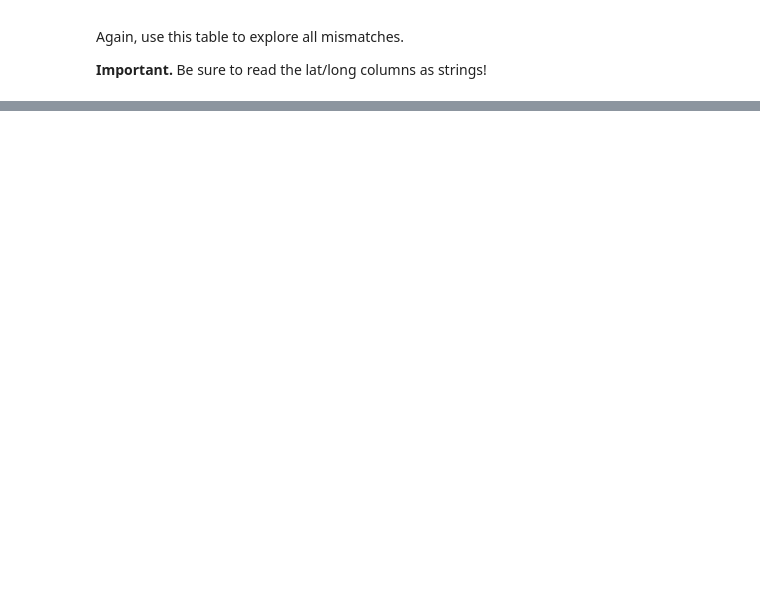
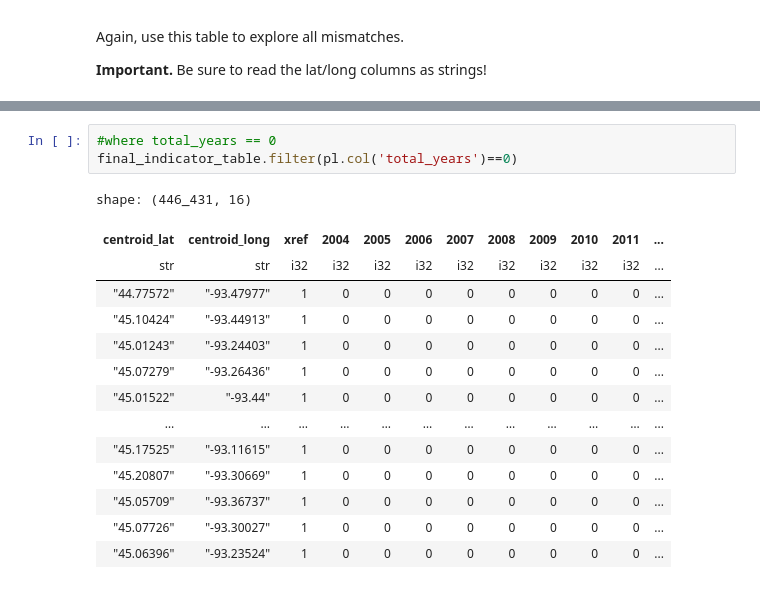
Before and after one commit to garettprestholdt/326_Final, a Jupyter notebook: Project_2_Lab_2_Exploring_the_join_strategy_V2.ipynb, the cells around one changed output, grey strips where cells are left out. Saved outputs shown, nothing was run; the diff lists cells and outputs as text; blank space fills up the shorter version.

```diff
--- a/Project_2_Lab_2_Exploring_the_join_strategy_V2.ipynb
+++ b/Project_2_Lab_2_Exploring_the_join_strategy_V2.ipynb
@@ -54,0 +380,18 @@ Again, use this table to explore all mismatches.
+# %%
+#where total_years == 0
+final_indicator_table.filter(pl.col('total_years')==0)
+# %% [output]
+shape: (446_431, 16)
+| centroid_lat | centroid_long | xref | 2004 | 2005 | 2006 | 2007 | 2008 | 2009 | 2010 | 2011 | ... |
+| str | str | i32 | i32 | i32 | i32 | i32 | i32 | i32 | i32 | i32 | ... |
+| "44.77572" | "-93.47977" | 1 | 0 | 0 | 0 | 0 | 0 | 0 | 0 | 0 | ... |
+| "45.10424" | "-93.44913" | 1 | 0 | 0 | 0 | 0 | 0 | 0 | 0 | 0 | ... |
+| "45.01243" | "-93.24403" | 1 | 0 | 0 | 0 | 0 | 0 | 0 | 0 | 0 | ... |
+| "45.07279" | "-93.26436" | 1 | 0 | 0 | 0 | 0 | 0 | 0 | 0 | 0 | ... |
+| "45.01522" | "-93.44" | 1 | 0 | 0 | 0 | 0 | 0 | 0 | 0 | 0 | ... |
+| … | … | … | … | … | … | … | … | … | … | … | ... |
+| "45.17525" | "-93.11615" | 1 | 0 | 0 | 0 | 0 | 0 | 0 | 0 | 0 | ... |
+| "45.20807" | "-93.30669" | 1 | 0 | 0 | 0 | 0 | 0 | 0 | 0 | 0 | ... |
+| "45.05709" | "-93.36737" | 1 | 0 | 0 | 0 | 0 | 0 | 0 | 0 | 0 | ... |
+| "45.07726" | "-93.30027" | 1 | 0 | 0 | 0 | 0 | 0 | 0 | 0 | 0 | ... |
+| "45.06396" | "-93.23524" | 1 | 0 | 0 | 0 | 0 | 0 | 0 | 0 | 0 | ... |
```
Also changed, not shown: parts of 21 cells of this notebook.
